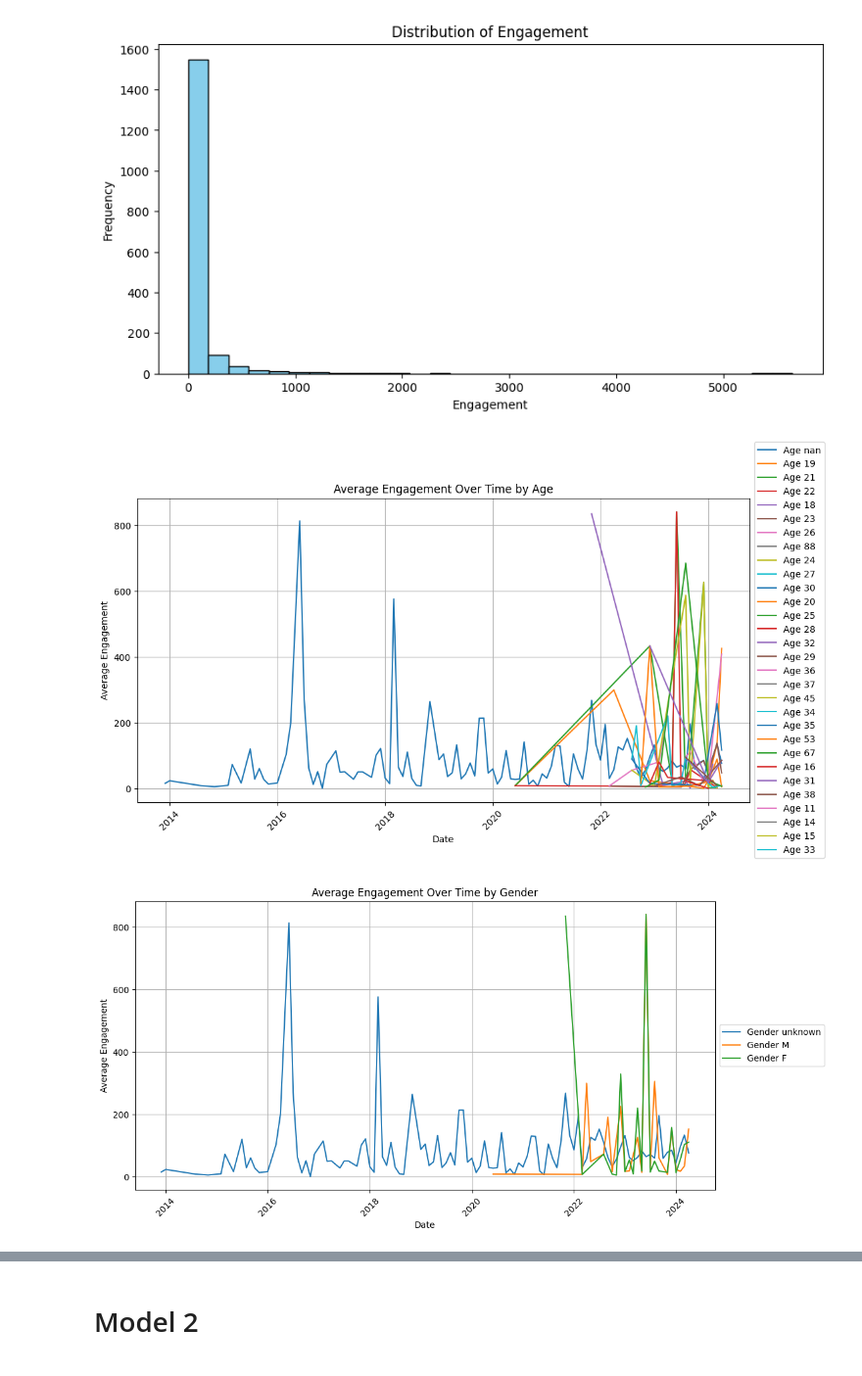
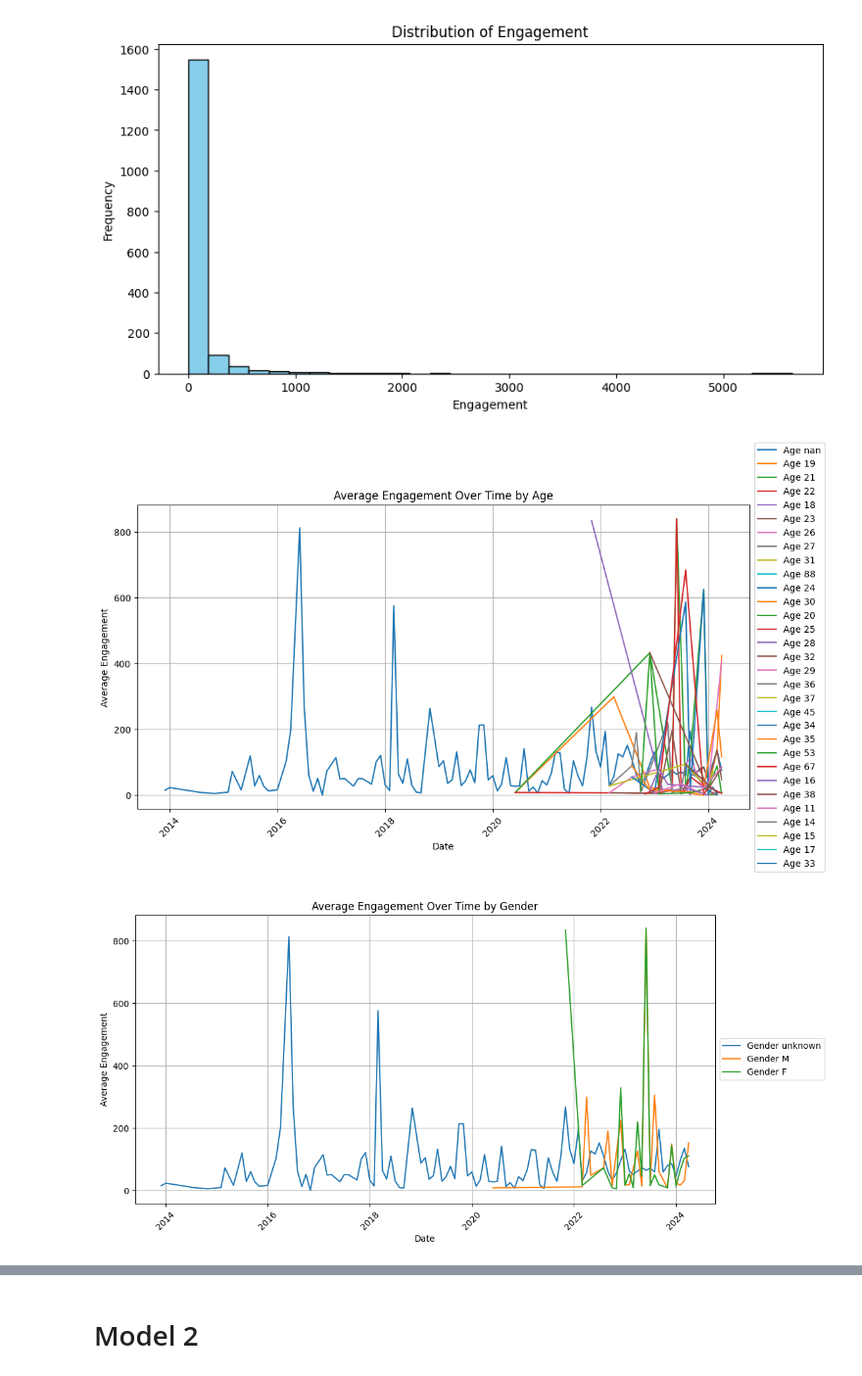
Before and after one commit to cessbub/cs132, a Jupyter notebook: src/Time Series Models.ipynb, the cells around one changed output, grey strips where cells are left out. Shown at 98% size. Saved outputs shown, nothing was run; the diff lists cells and outputs as text; code cells hidden in the pictures.

```diff
--- a/src/Time Series Models.ipynb
+++ b/src/Time Series Models.ipynb
@@ -218,7 +221,8 @@ def extract_age_gender(age_gender_list):
     ages = []
     genders = []
     for entry in age_gender_list:
-        match = re.match(r'(\d+)([MF])', entry.strip())
+        # Updated regex to handle optional spaces between age and gender
+        match = re.match(r'(\d+)\s*([MF])', entry.strip())
         if match:
             age, gender = match.groups()
             ages.append(age)
@@ -256,35 +260,35 @@ monthly_engagement_age['year_month'] = monthly_engagement_age['year_month'].dt.t
 
 
 plt.figure(figsize=(12, 6))
 for age in monthly_engagement_age['age'].unique():
     subset = monthly_engagement_age[monthly_engagement_age['age'] == age]
     plt.plot(subset['year_month'], subset['engagement'], label=f'Age {age}')
 plt.title('Average Engagement Over Time by Age')
 plt.xlabel('Date')
 plt.ylabel('Average Engagement')
 plt.legend(loc='center left', bbox_to_anchor=(1, 0.5))
 plt.grid(True)
 plt.xticks(rotation=45)
 plt.show()
 
 monthly_engagement_gender = df.groupby(['year_month', 'gender'])['engagement'].mean().reset_index()
 
 monthly_engagement_gender['year_month'] = monthly_engagement_gender['year_month'].dt.to_timestamp()
 
 plt.figure(figsize=(12, 6))
 for gender in monthly_engagement_gender['gender'].unique():
     subset = monthly_engagement_gender[monthly_engagement_gender['gender'] == gender]
     plt.plot(subset['year_month'], subset['engagement'], label=f'Gender {gender}')
 plt.title('Average Engagement Over Time by Gender')
 plt.xlabel('Date')
 plt.ylabel('Average Engagement')
 plt.legend(loc='center left', bbox_to_anchor=(1, 0.5))
 plt.grid(True)
 plt.xticks(rotation=45)
 plt.show()
 # %% [output]
-[figure, old version]
+[figure, new version]
-[figure, old version]
+[figure, new version]
 # %%
 monthly_engagement_age_filtered = monthly_engagement_age[monthly_engagement_age['age'] != 'nan']
 
```
Also changed, not shown: parts of 8 cells of this notebook.
